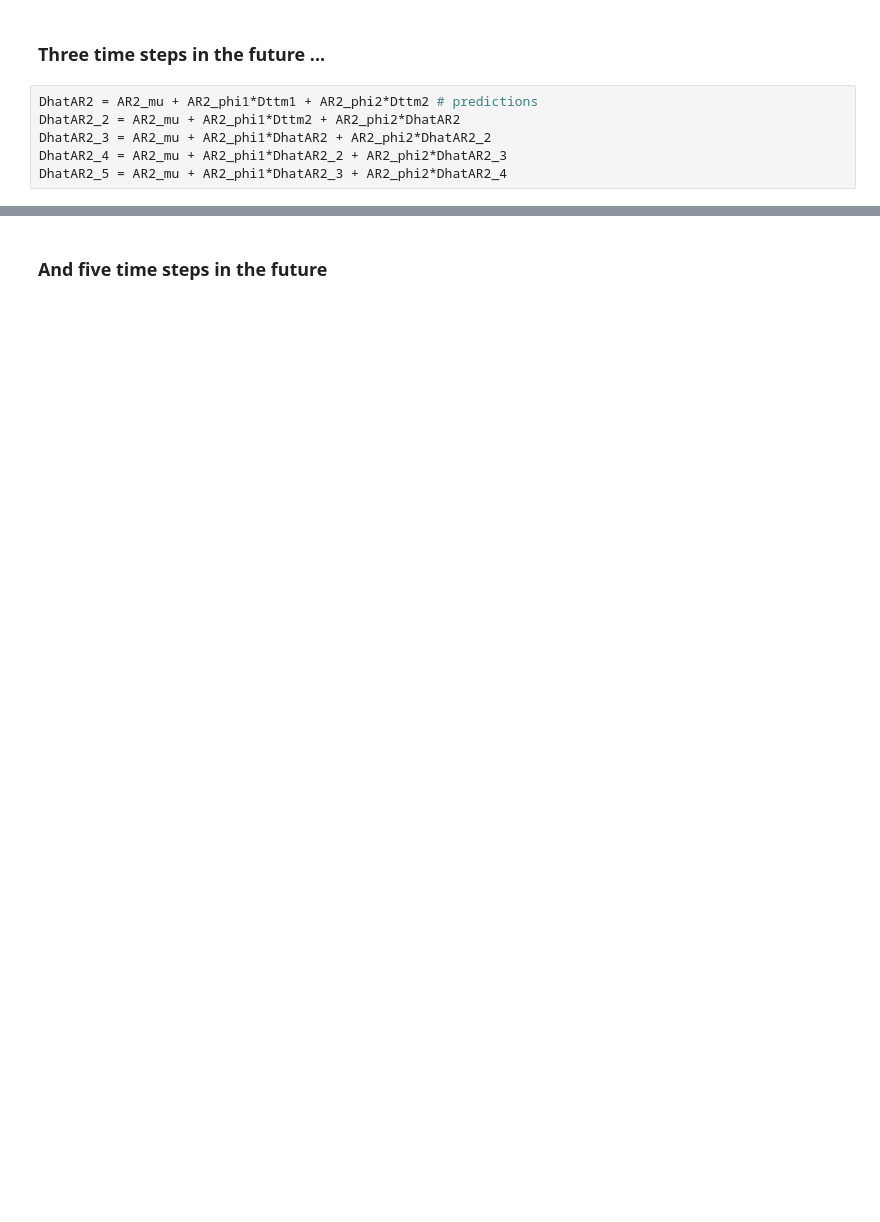
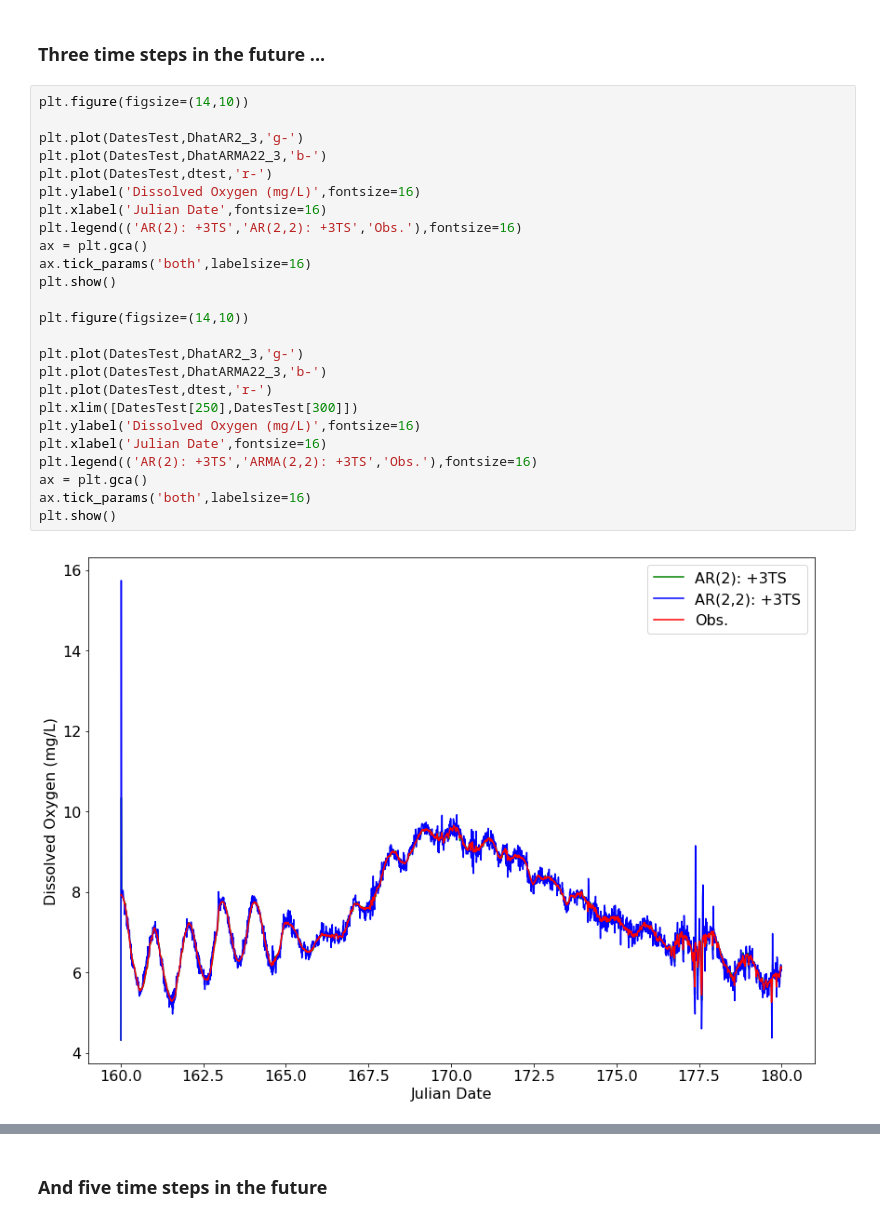
Before and after one commit to JakeGraham/Applied_Hydrologic_Modeling-, a Jupyter notebook: HW3/GRAHAM_GEOS_518_Problem_Set_3.ipynb, the cells around one changed output, grey strips where cells are left out. Drawn from its saved outputs; the diff is of its cells as text; blank space fills up the shorter version.

```diff
--- a/HW3/GRAHAM_GEOS_518_Problem_Set_3.ipynb
+++ b/HW3/GRAHAM_GEOS_518_Problem_Set_3.ipynb
@@ -204,8 +224,29 @@ plt.show()
 # %% [markdown]
 ### Three time steps in the future ...
-# %%
-DhatAR2 = AR2_mu + AR2_phi1*Dttm1 + AR2_phi2*Dttm2 # predictions
-DhatAR2_2 = AR2_mu + AR2_phi1*Dttm2 + AR2_phi2*DhatAR2
-DhatAR2_3 = AR2_mu + AR2_phi1*DhatAR2 + AR2_phi2*DhatAR2_2
-DhatAR2_4 = AR2_mu + AR2_phi1*DhatAR2_2 + AR2_phi2*DhatAR2_3
-DhatAR2_5 = AR2_mu + AR2_phi1*DhatAR2_3 + AR2_phi2*DhatAR2_4
+# %%
+plt.figure(figsize=(14,10))
+
+plt.plot(DatesTest,DhatAR2_3,'g-')
+plt.plot(DatesTest,DhatARMA22_3,'b-')
+plt.plot(DatesTest,dtest,'r-')
+plt.ylabel('Dissolved Oxygen (mg/L)',fontsize=16)
+plt.xlabel('Julian Date',fontsize=16)
+plt.legend(('AR(2): +3TS','AR(2,2): +3TS','Obs.'),fontsize=16)
+ax = plt.gca()
+ax.tick_params('both',labelsize=16)
+plt.show()
+
+plt.figure(figsize=(14,10))
+
+plt.plot(DatesTest,DhatAR2_3,'g-')
+plt.plot(DatesTest,DhatARMA22_3,'b-')
+plt.plot(DatesTest,dtest,'r-')
+plt.xlim([DatesTest[250],DatesTest[300]])
+plt.ylabel('Dissolved Oxygen (mg/L)',fontsize=16)
+plt.xlabel('Julian Date',fontsize=16)
+plt.legend(('AR(2): +3TS','ARMA(2,2): +3TS','Obs.'),fontsize=16)
+ax = plt.gca()
+ax.tick_params('both',labelsize=16)
+plt.show()
+# %% [output]
+[figure, added]
```
Also changed, not shown: parts of 10 cells of this notebook.
